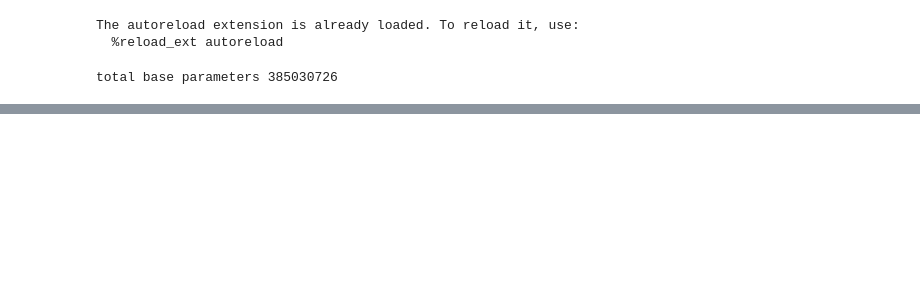
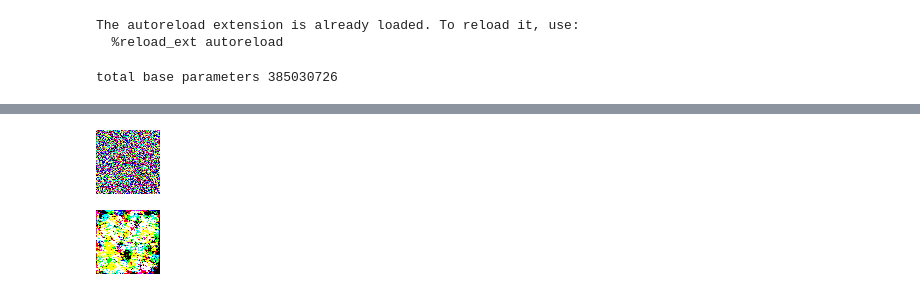
Before and after one commit to pranavgade20/glide, a Jupyter notebook: reference.ipynb, the cells around one changed output, grey strips where cells are left out. Drawn from its saved outputs; the diff is of its cells as text; code cells hidden in the pictures; blank space fills up the shorter version.

```diff
--- a/reference.ipynb
+++ b/reference.ipynb
@@ -30,13 +30,13 @@ device = th.device('cpu' if not has_cuda else 'cuda')
 # Create base model.
 options = model_and_diffusion_defaults()
 options['use_fp16'] = has_cuda
-options['timestep_respacing'] = '100' # use 100 diffusion steps for fast sampling
-model, diffusion = create_model_and_diffusion(**options)
-model.eval()
+options['timestep_respacing'] = '2' # use 100 diffusion steps for fast sampling
+ref_model, diffusion = create_model_and_diffusion(**options)
+ref_model.eval()
 if has_cuda:
-    model.convert_to_fp16()
-model.to(device)
-model.load_state_dict(load_checkpoint('base', device))
-print('total base parameters', sum(x.numel() for x in model.parameters()))
+    ref_model.convert_to_fp16()
+ref_model.to(device)
+ref_model.load_state_dict(load_checkpoint('base', device))
+print('total base parameters', sum(x.numel() for x in ref_model.parameters()))
 # %% [output]
 total base parameters 385030726
@@ -96,0 +43,9 @@ SuperResText2ImUNet(
+# %%
+# Create our model
+from unet import Text2Im
+from reference.glide_text2im.tokenizer.bpe import get_encoder
+tokenizer = get_encoder()
+our_model = Text2Im(tokenizer)
+state = ref_model.state_dict()
+mapped = {ours: state[theirs] for ours, theirs in zip(our_model.state_dict().keys(), ref_model.state_dict().keys())}
+our_model.load_state_dict(mapped)
@@ -211,0 +121,48 @@ show_images(up_samples)
+# %%
+import copy
+
+cloned_noise = copy.deepcopy(noise)
+
+
+# Sample from the base model.
+our_model.del_cache()
+samples = diffusion.p_sample_loop(
+    our_model_fn,
+    (full_batch_size, 3, options["image_size"], options["image_size"]),
+    device=device,
+    clip_denoised=True,
+    progress=True,
+    model_kwargs=model_kwargs,
+    cond_fn=None,
+    noise=cloned_noise
+)[:batch_size]
+our_model.del_cache()
+
+# Show the output
+show_images(samples)
+# %% [output]
+[figure, added]
+# %%
+import copy
+
+cloned_noise = copy.deepcopy(noise)
+
+
+# Sample from the base model.
+ref_model.del_cache()
+samples = diffusion.p_sample_loop(
+    ref_model_fn,
+    (full_batch_size, 3, options["image_size"], options["image_size"]),
+    device=device,
+    clip_denoised=True,
+    progress=True,
+    model_kwargs=model_kwargs,
+    cond_fn=None,
+    noise=cloned_noise
+)[:batch_size]
+ref_model.del_cache()
+
+# Show the output
+show_images(samples)
+# %% [output]
+[figure, added]
```
Also changed, not shown: parts of 14 cells of this notebook, 3 other files.
